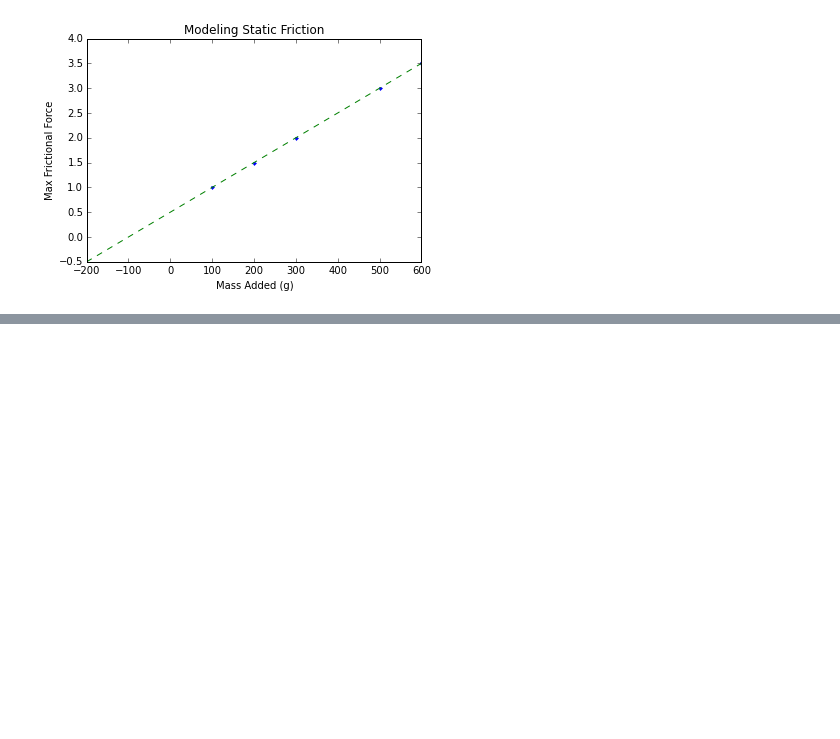
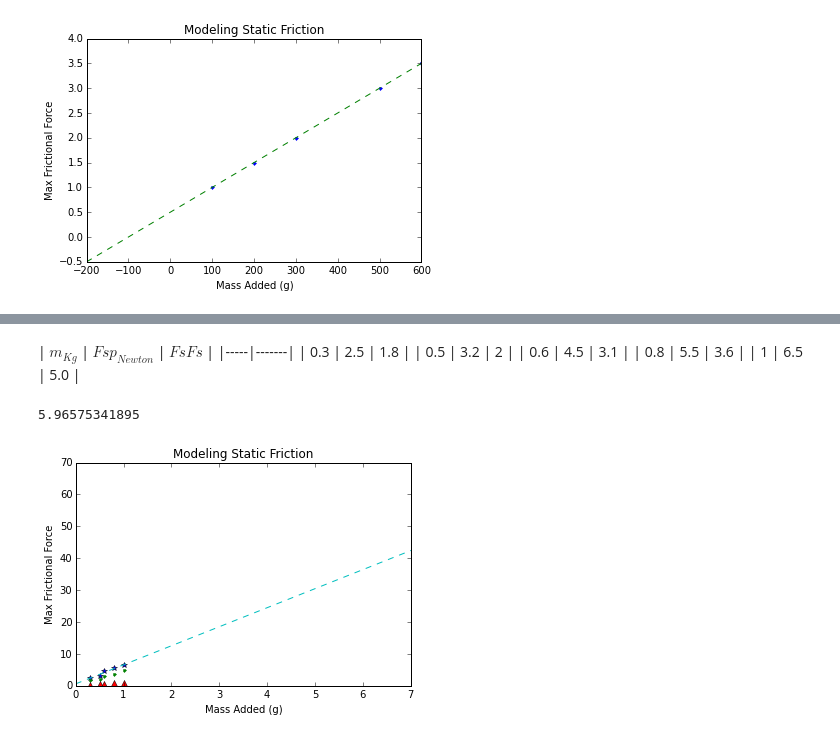
Before and after one commit to vivekkathiri/Modeling-Static-Friction, a Jupyter notebook: Modeling Static Friction.ipynb, the cells around one changed output, grey strips where cells are left out. Saved outputs shown, nothing was run; the diff lists cells and outputs as text; code cells hidden in the pictures; blank space fills up the shorter version.

```diff
--- a/Modeling Static Friction.ipynb
+++ b/Modeling Static Friction.ipynb
@@ -58,0 +122,38 @@ plt.show()
+# %% [markdown]
+| $m_{Kg}$    | $Fsp_{Newton }$    | $Fs{Fs}$     |
+|-----|-------|
+| 0.3   | 2.5  | 1.8 |
+| 0.5   | 3.2  | 2 |
+| 0.6   | 4.5  | 3.1 |
+| 0.8   | 5.5  | 3.6 |
+| 1     | 6.5  | 5.0 |
+# %%
+import matplotlib.pyplot as plt
+import numpy as np
+from scipy.optimize import curve_fit
+
+m = [0.3,0.5,0.6,0.8,1]
+f = [2.5,3.2,4.5,5.5,6.5]
+fi = [1.8,2,3.1,3.6,5.0]
+
+mm = np.linspace(0, 10)
+
+def linear(x, a, b):
+    return a*x + b
+
+a, b = curve_fit(linear, m, f)[0]
+print(a)
+
+plt.xlim(0,7)
+plt.title("Modeling Static Friction")
+plt.xlabel("Mass Added (g)")
+plt.ylabel("Max Frictional Force")
+plt.plot(m, f, '*')
+plt.plot(m, fi, '.')
+plt.plot(m, m, '^')
+plt.plot(mm, linear(mm, a, b), '--')
+
+plt.show()
+# %% [output]
+5.96575341895
+[figure, added]
```
Also changed, not shown: parts of 7 cells of this notebook, 1 other file.
